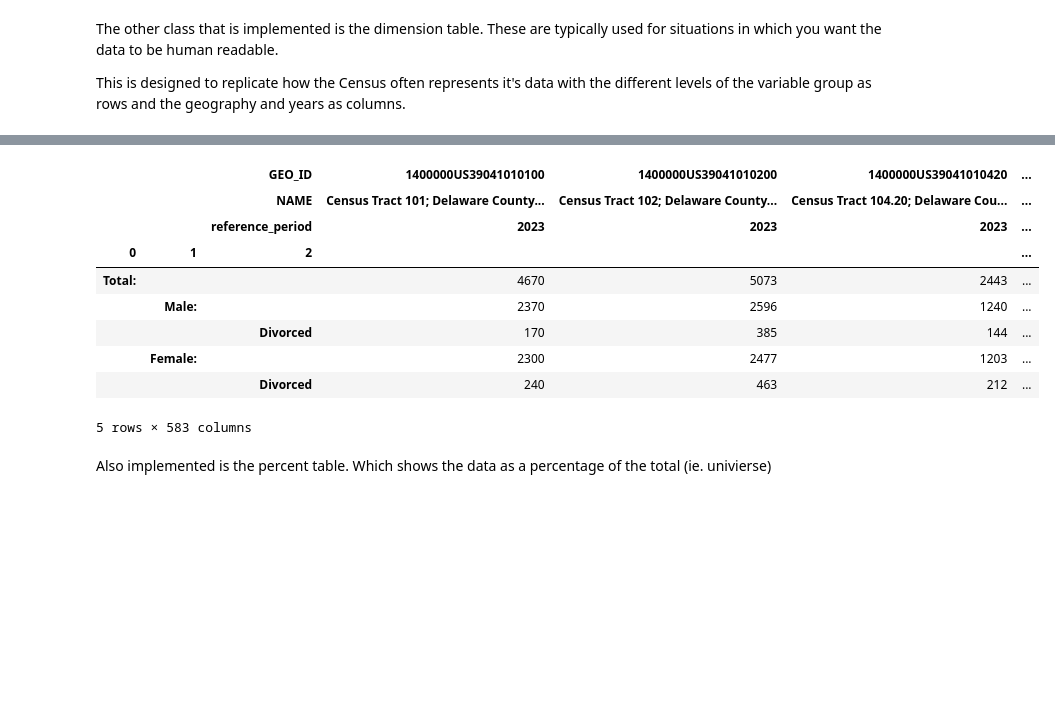
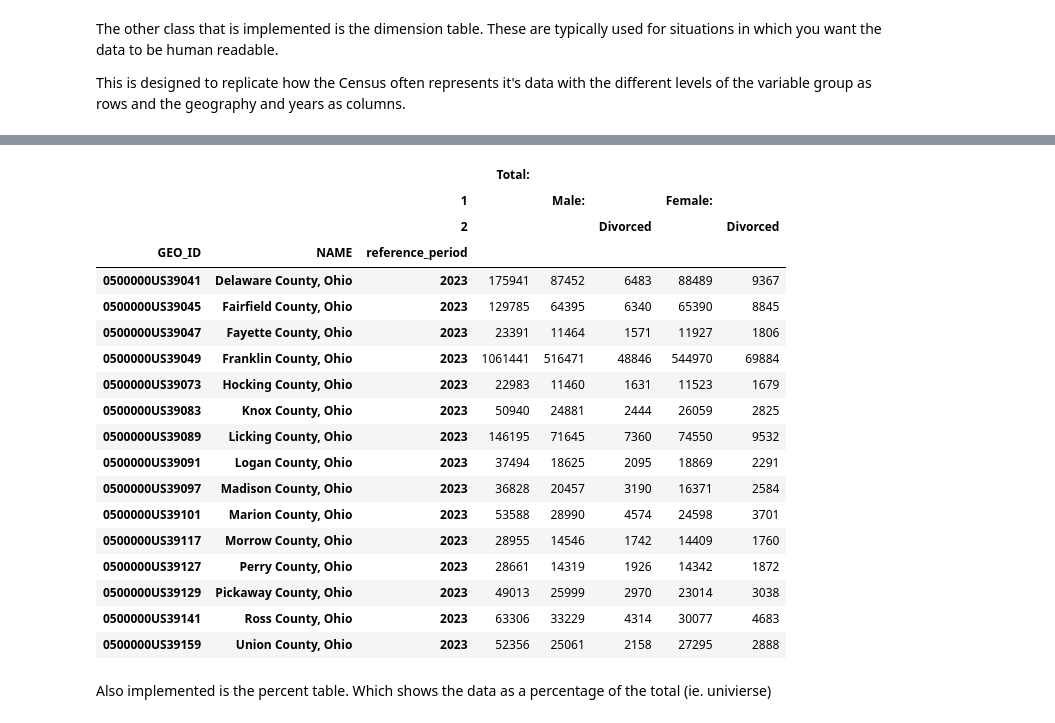
Before and after one commit to morpc/morpc-py, a Jupyter notebook: doc/07-morpc-census-demo.ipynb, the cells around one changed output, grey strips where cells are left out. Cells and saved outputs as stored; diff of their text form; code cells hidden in the pictures; blank space fills up the shorter version.

```diff
--- a/doc/07-morpc-census-demo.ipynb
+++ b/doc/07-morpc-census-demo.ipynb
@@ -178,4 +192,4 @@ variables =['B12001_001E', 'B12001_002E', 'B12001_010E', 'B12001_011E', 'B12001_
 # %%
 from morpc.census.api import CensusAPI
 
-b12001_2023 = CensusAPI('acs/acs5', 2023, 'B12001', 'region15', scale='tract', variables=variables)
+b12001_2023 = CensusAPI('acs/acs5', 2023, 'B12001', 'region15', variables=variables)
@@ -248,3 +245,3 @@ dim_table = DimensionTable(b12001_2023.LONG)
 # %%
-dim_table.wide()
+dim_table.wide().T
 # %% [output]
@@ -253,13 +248,22 @@ dim_table.wide()
-|  |  | GEO_ID | 1400000US39041010100 | 1400000US39041010200 | 1400000US39041010420 | ... |
-|  |  | NAME | Census Tract 101; Delaware County... | Census Tract 102; Delaware County... | Census Tract 104.20; Delaware Cou... | ... |
-|  |  | reference_period | 2023 | 2023 | 2023 | ... |
-| 0 | 1 | 2 |  |  |  | ... |
-| Total: |  |  | 4670 | 5073 | 2443 | ... |
-|  | Male: |  | 2370 | 2596 | 1240 | ... |
-|  |  | Divorced | 170 | 385 | 144 | ... |
-|  | Female: |  | 2300 | 2477 | 1203 | ... |
-|  |  | Divorced | 240 | 463 | 212 | ... |
+|  |  |  | Total: |  |  |  |  |
+|  |  | 1 |  | Male: |  | Female: |  |
+|  |  | 2 |  |  | Divorced |  | Divorced |
+| GEO_ID | NAME | reference_period |  |  |  |  |  |
+| 0500000US39041 | Delaware County, Ohio | 2023 | 175941 | 87452 | 6483 | 88489 | 9367 |
+| 0500000US39045 | Fairfield County, Ohio | 2023 | 129785 | 64395 | 6340 | 65390 | 8845 |
+| 0500000US39047 | Fayette County, Ohio | 2023 | 23391 | 11464 | 1571 | 11927 | 1806 |
+| 0500000US39049 | Franklin County, Ohio | 2023 | 1061441 | 516471 | 48846 | 544970 | 69884 |
+| 0500000US39073 | Hocking County, Ohio | 2023 | 22983 | 11460 | 1631 | 11523 | 1679 |
+| 0500000US39083 | Knox County, Ohio | 2023 | 50940 | 24881 | 2444 | 26059 | 2825 |
+| 0500000US39089 | Licking County, Ohio | 2023 | 146195 | 71645 | 7360 | 74550 | 9532 |
+| 0500000US39091 | Logan County, Ohio | 2023 | 37494 | 18625 | 2095 | 18869 | 2291 |
+| 0500000US39097 | Madison County, Ohio | 2023 | 36828 | 20457 | 3190 | 16371 | 2584 |
+| 0500000US39101 | Marion County, Ohio | 2023 | 53588 | 28990 | 4574 | 24598 | 3701 |
+| 0500000US39117 | Morrow County, Ohio | 2023 | 28955 | 14546 | 1742 | 14409 | 1760 |
+| 0500000US39127 | Perry County, Ohio | 2023 | 28661 | 14319 | 1926 | 14342 | 1872 |
+| 0500000US39129 | Pickaway County, Ohio | 2023 | 49013 | 25999 | 2970 | 23014 | 3038 |
+| 0500000US39141 | Ross County, Ohio | 2023 | 63306 | 33229 | 4314 | 30077 | 4683 |
+| 0500000US39159 | Union County, Ohio | 2023 | 52356 | 25061 | 2158 | 27295 | 2888 |
-5 rows × 583 columns
 # %% [markdown]
 Also implemented is the percent table. Which shows the data as a percentage of the total (ie. univierse)
 # %%
```
Also changed, not shown: parts of 70 cells of this notebook, 1 other file.
